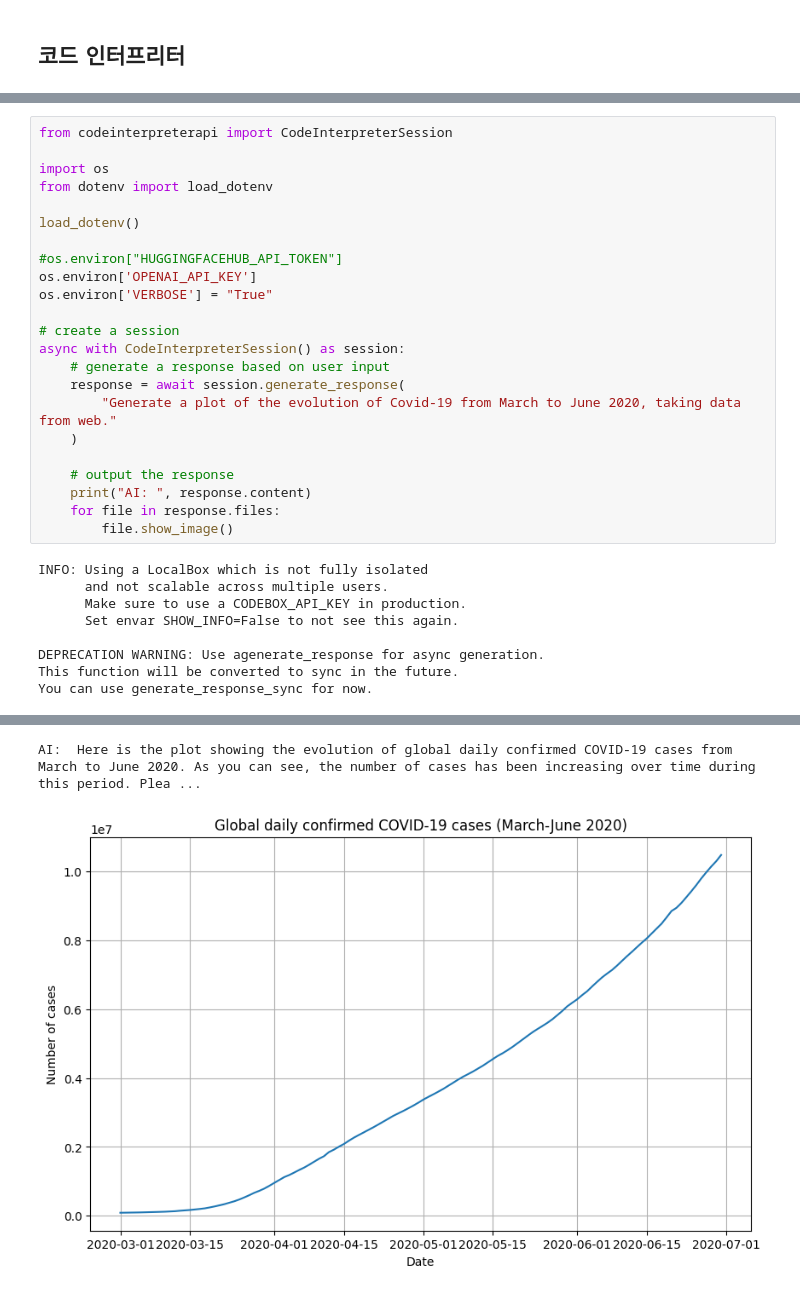
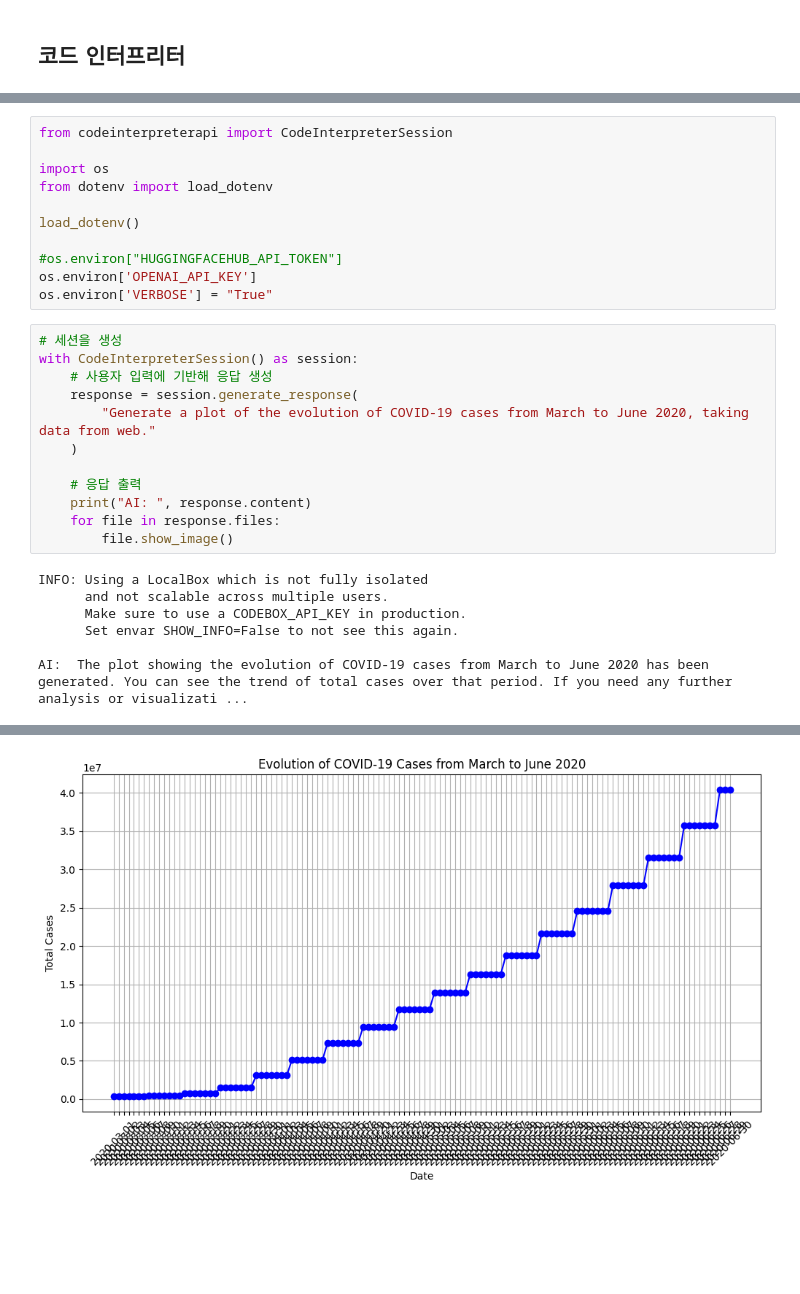
Before and after one commit to ychoi-kr/Building-LLM-Powered-Applications-ko, a Jupyter notebook: Chapter 9-Working with code.ipynb, the cells around one changed output, grey strips where cells are left out. Drawn from its saved outputs; the diff is of its cells as text; blank space fills up the shorter version.

```diff
--- a/Chapter 9-Working with code.ipynb
+++ b/Chapter 9-Working with code.ipynb
@@ -487,23 +499,23 @@ Mounted at /content/drive
+# %%
+from codeinterpreterapi import CodeInterpreterSession
+
+import os
+from dotenv import load_dotenv
+
+load_dotenv()
+
+#os.environ["HUGGINGFACEHUB_API_TOKEN"]
+os.environ['OPENAI_API_KEY']
+os.environ['VERBOSE'] = "True"
 # %%
-from codeinterpreterapi import CodeInterpreterSession
-
-import os
-from dotenv import load_dotenv
-
-load_dotenv()
-
-#os.environ["HUGGINGFACEHUB_API_TOKEN"]
-os.environ['OPENAI_API_KEY']
-os.environ['VERBOSE'] = "True"
-
-# create a session
-async with CodeInterpreterSession() as session:
-    # generate a response based on user input
-    response = await session.generate_response(
-        "Generate a plot of the evolution of Covid-19 from March to June 2020, taking data from web."
+# 세션을 생성
+with CodeInterpreterSession() as session:
+    # 사용자 입력에 기반해 응답 생성
+    response = session.generate_response(
+        "Generate a plot of the evolution of COVID-19 cases from March to June 2020, taking data from web."
     )
 
-    # output the response
+    # 응답 출력
     print("AI: ", response.content)
     for file in response.files:
         file.show_image()
@@ -513,6 +525,4 @@ INFO: Using a LocalBox which is not fully isolated
       Make sure to use a CODEBOX_API_KEY in production.
       Set envar SHOW_INFO=False to not see this again.
 
-DEPRECATION WARNING: Use agenerate_response for async generation.
-This function will be converted to sync in the future.
-You can use generate_response_sync for now.
+AI:  The plot showing the evolution of COVID-19 cases from March to June 2020 has been generated. You can see the trend of total cases over that period. If you need any further analysis or visualizati ...
@@ -520,4 +529,3 @@ WARNING:langchain.llms.base:Retrying langchain.chat_models.openai.acompletion_wi
-AI:  Here is the plot showing the evolution of global daily confirmed COVID-19 cases from March to June 2020. As you can see, the number of cases has been increasing over time during this period. Plea ...
-[figure, old version]
+[figure, new version]
 # %%
 # create a session
```
Also changed, not shown: parts of 13 cells of this notebook.
